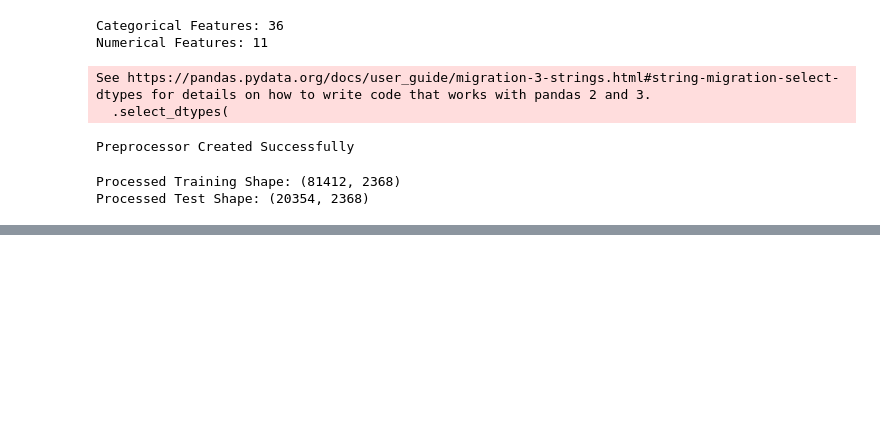
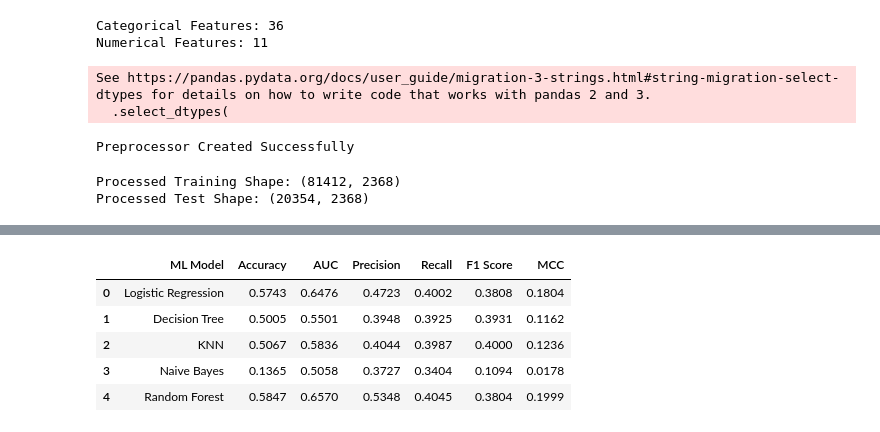
Before and after one commit to 2026CT05197/ML-Classification-Assignment, a Jupyter notebook: diabetes_classification.ipynb, the cells around one changed output, grey strips where cells are left out. Cells and saved outputs as stored; diff of their text form; code cells hidden in the pictures; blank space fills up the shorter version.

```diff
--- a/diabetes_classification.ipynb
+++ b/diabetes_classification.ipynb
@@ -322,0 +637,11 @@ Processed Test Shape: (20354, 2368)
+# %%
+#Round Values
+results_df = results_df.round(4)
+results_df
+# %% [output]
+|  | ML Model | Accuracy | AUC | Precision | Recall | F1 Score | MCC |
+| 0 | Logistic Regression | 0.5743 | 0.6476 | 0.4723 | 0.4002 | 0.3808 | 0.1804 |
+| 1 | Decision Tree | 0.5005 | 0.5501 | 0.3948 | 0.3925 | 0.3931 | 0.1162 |
+| 2 | KNN | 0.5067 | 0.5836 | 0.4044 | 0.3987 | 0.4000 | 0.1236 |
+| 3 | Naive Bayes | 0.1365 | 0.5058 | 0.3727 | 0.3404 | 0.1094 | 0.0178 |
+| 4 | Random Forest | 0.5847 | 0.6570 | 0.5348 | 0.4045 | 0.3804 | 0.1999 |
```
Also changed, not shown: parts of 18 cells of this notebook, 5 other files.
